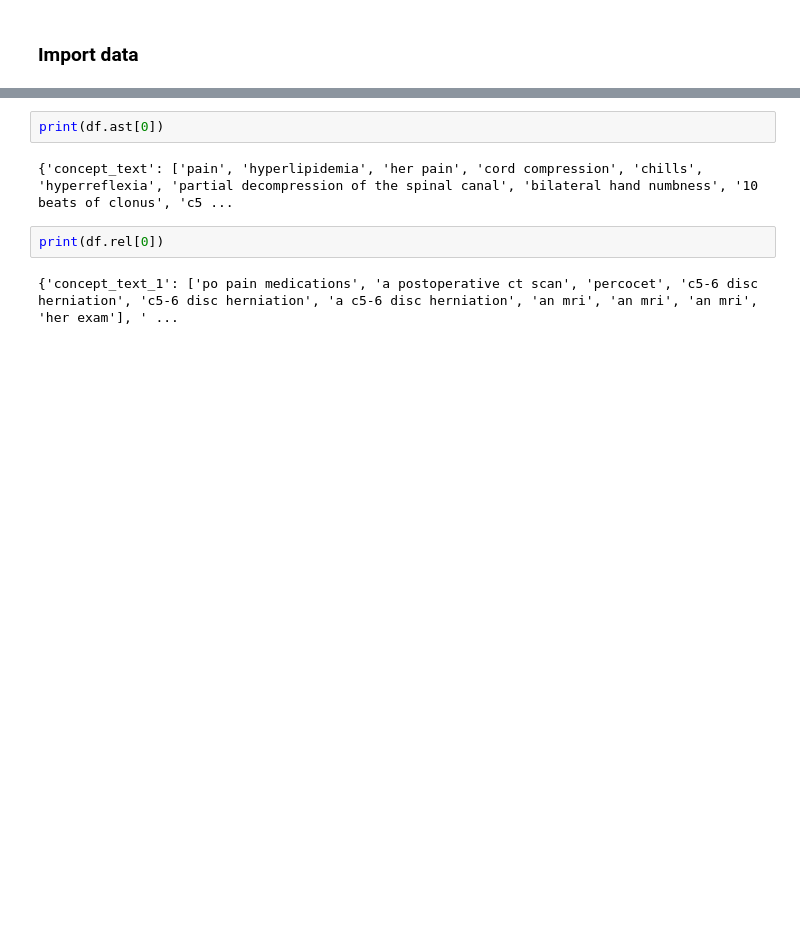
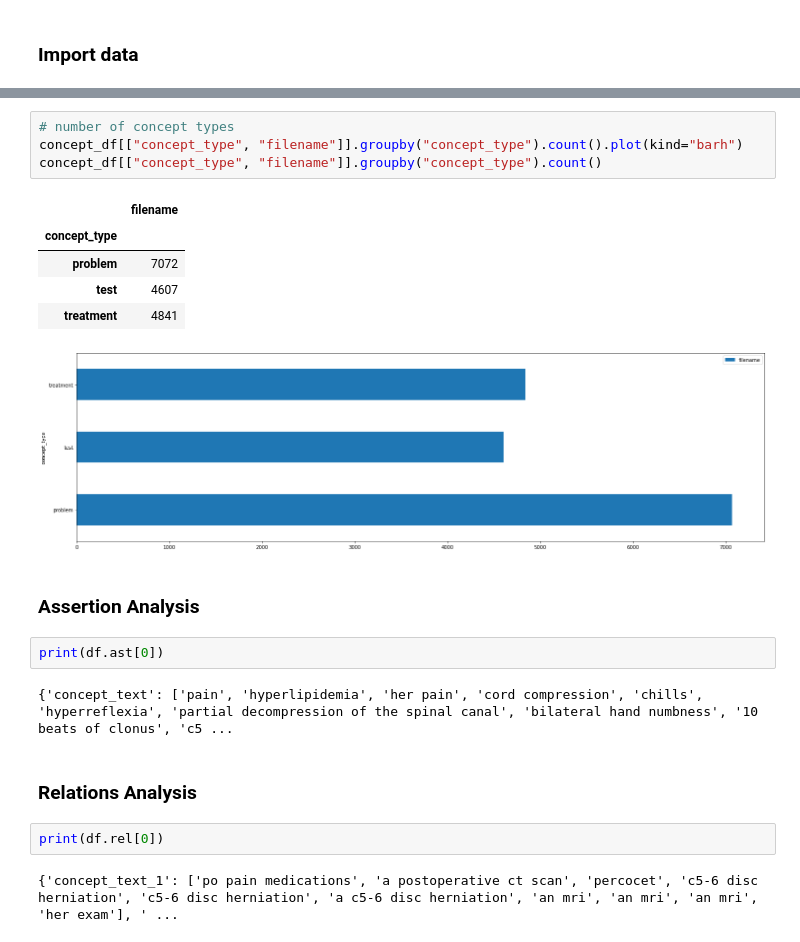
Before and after one commit to Mustapha-AJEGHRIR/medical_txt_parser, a Jupyter notebook: src/notebooks/eda.ipynb, the cells around one changed output, grey strips where cells are left out. Drawn from its saved outputs; the diff is of its cells as text; blank space fills up the shorter version.

```diff
--- a/src/notebooks/eda.ipynb
+++ b/src/notebooks/eda.ipynb
@@ -76,7 +106,22 @@ print(df.concept[0])
+# %%
+# number of concept types
+concept_df[["concept_type", "filename"]].groupby("concept_type").count().plot(kind="barh")
+concept_df[["concept_type", "filename"]].groupby("concept_type").count()
+# %% [output]
+|  | filename |
+| concept_type |  |
+| problem | 7072 |
+| test | 4607 |
+| treatment | 4841 |
+[figure, added]
+# %% [markdown]
+### Assertion Analysis
 # %%
 print(df.ast[0])
 # %% [output]
 {'concept_text': ['pain', 'hyperlipidemia', 'her pain', 'cord compression', 'chills', 'hyperreflexia', 'partial decompression of the spinal canal', 'bilateral hand numbness', '10 beats of clonus', 'c5 ...
+# %% [markdown]
+### Relations Analysis
 # %%
 print(df.rel[0])
 # %% [output]
```
Also changed, not shown: parts of 12 cells of this notebook.
